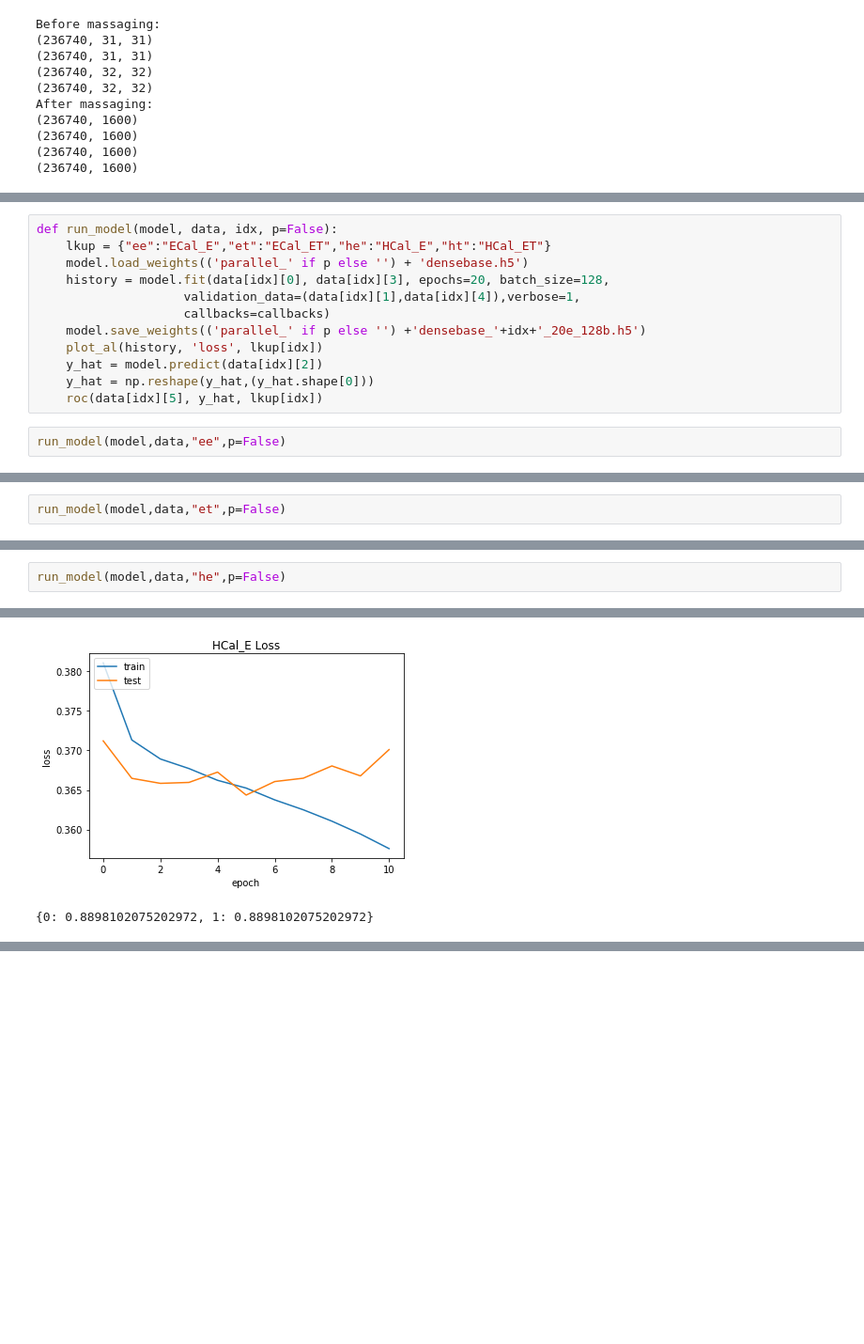
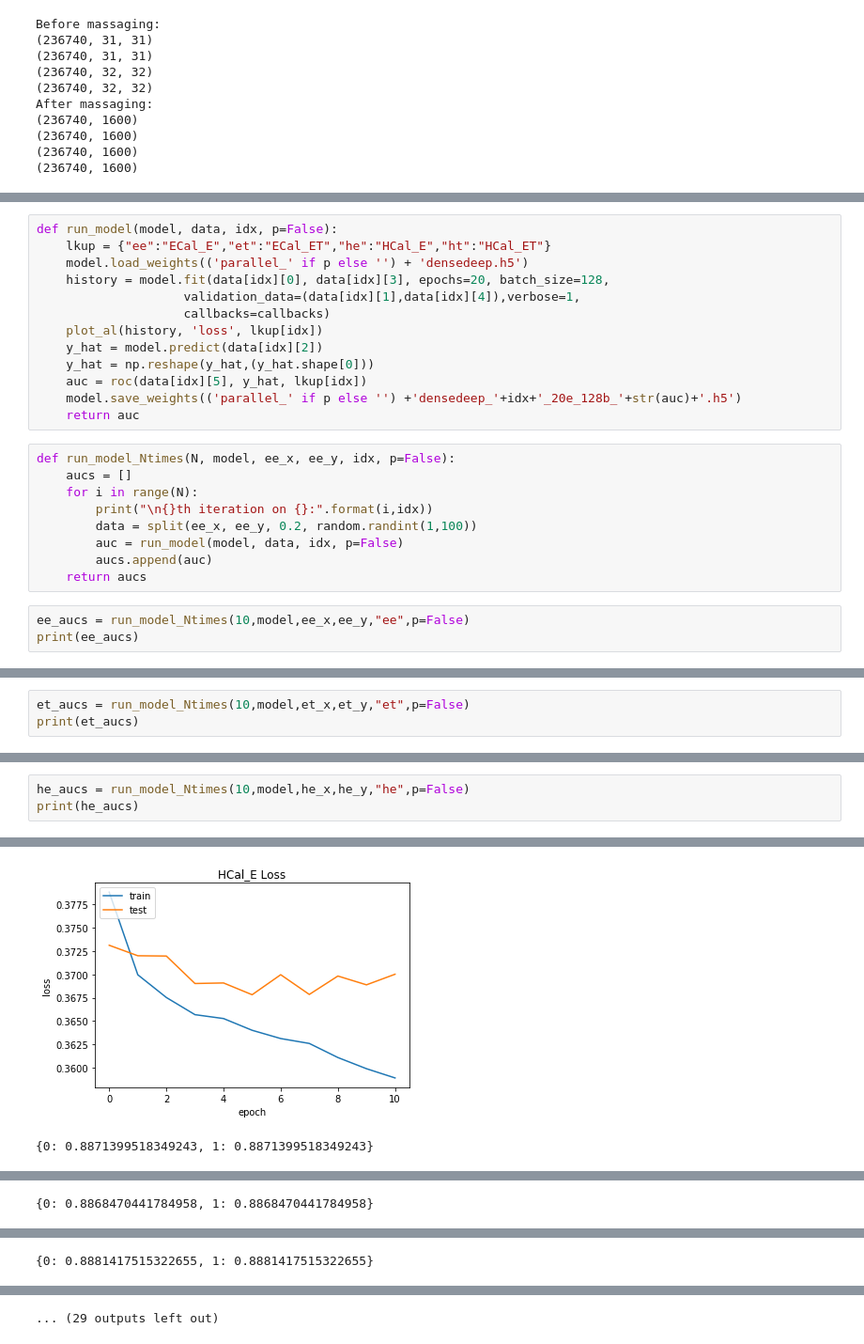
Before and after one commit to TDHTTTT/EID, a Jupyter notebook: train/base_dense.ipynb, the cells around one changed output, grey strips where cells are left out. Shown at 94% size. Saved outputs shown, nothing was run; the diff lists cells and outputs as text; blank space fills up the shorter version.

```diff
--- a/train/base_dense.ipynb
+++ b/train/base_dense.ipynb
@@ -273,15 +277,26 @@ callbacks = [keras.callbacks.EarlyStopping(monitor='val_loss', min_delta=0,
 # %%
 def run_model(model, data, idx, p=False):
     lkup = {"ee":"ECal_E","et":"ECal_ET","he":"HCal_E","ht":"HCal_ET"}
-    model.load_weights(('parallel_' if p else '') + 'densebase.h5')
+    model.load_weights(('parallel_' if p else '') + 'densedeep.h5')
     history = model.fit(data[idx][0], data[idx][3], epochs=20, batch_size=128,
                     validation_data=(data[idx][1],data[idx][4]),verbose=1,
                     callbacks=callbacks)
-    model.save_weights(('parallel_' if p else '') +'densebase_'+idx+'_20e_128b.h5')
     plot_al(history, 'loss', lkup[idx])
     y_hat = model.predict(data[idx][2])
     y_hat = np.reshape(y_hat,(y_hat.shape[0]))
-    roc(data[idx][5], y_hat, lkup[idx])
+    auc = roc(data[idx][5], y_hat, lkup[idx])
+    model.save_weights(('parallel_' if p else '') +'densedeep_'+idx+'_20e_128b_'+str(auc)+'.h5')
+    return auc
+# %%
+def run_model_Ntimes(N, model, ee_x, ee_y, idx, p=False):
+    aucs = []
+    for i in range(N):
+        print("\n{}th iteration on {}:".format(i,idx))
+        data = split(ee_x, ee_y, 0.2, random.randint(1,100))
+        auc = run_model(model, data, idx, p=False)
+        aucs.append(auc)
+    return aucs
 # %%
-run_model(model,data,"ee",p=False)
+ee_aucs = run_model_Ntimes(10,model,ee_x,ee_y,"ee",p=False)
+print(ee_aucs)
 # %% [output]
@@ -310,5 +356,6 @@ Epoch 7/20
 # %%
-run_model(model,data,"et",p=False)
+et_aucs = run_model_Ntimes(10,model,et_x,et_y,"et",p=False)
+print(et_aucs)
 # %% [output]
 Train on 151513 samples, validate on 37879 samples
 Epoch 1/20
@@ -330,5 +415,6 @@ Epoch 6/20
 # %%
-run_model(model,data,"he",p=False)
+he_aucs = run_model_Ntimes(10,model,he_x,he_y,"he",p=False)
+print(he_aucs)
 # %% [output]
 Train on 151513 samples, validate on 37879 samples
 Epoch 1/20
@@ -350,2 +436,2 @@ Epoch 11/20
-[figure, old version]
+[figure, new version]
-{0: 0.8898102075202972, 1: 0.8898102075202972}
+{0: 0.8871399518349243, 1: 0.8871399518349243}
@@ -353,0 +457 @@ Epoch 11/20
+{0: 0.8868470441784958, 1: 0.8868470441784958}
@@ -353,0 +477 @@ Epoch 11/20
+{0: 0.8881417515322655, 1: 0.8881417515322655}
@@ -354 +479,2 @@ Epoch 11/20
+... (29 outputs left out)
 # %%
```
Also changed, not shown: parts of 12 cells of this notebook, 1 other file.
